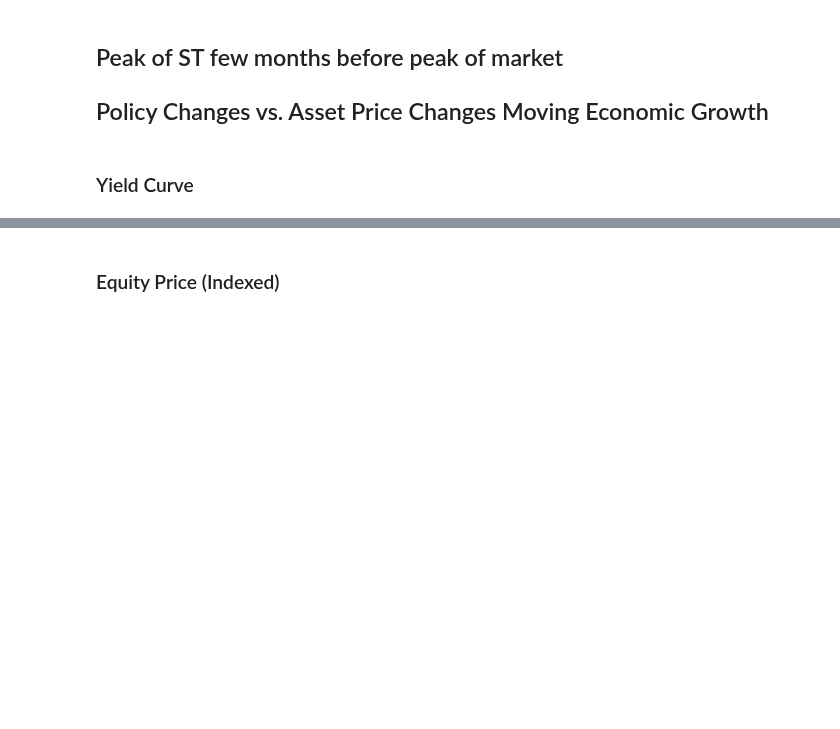
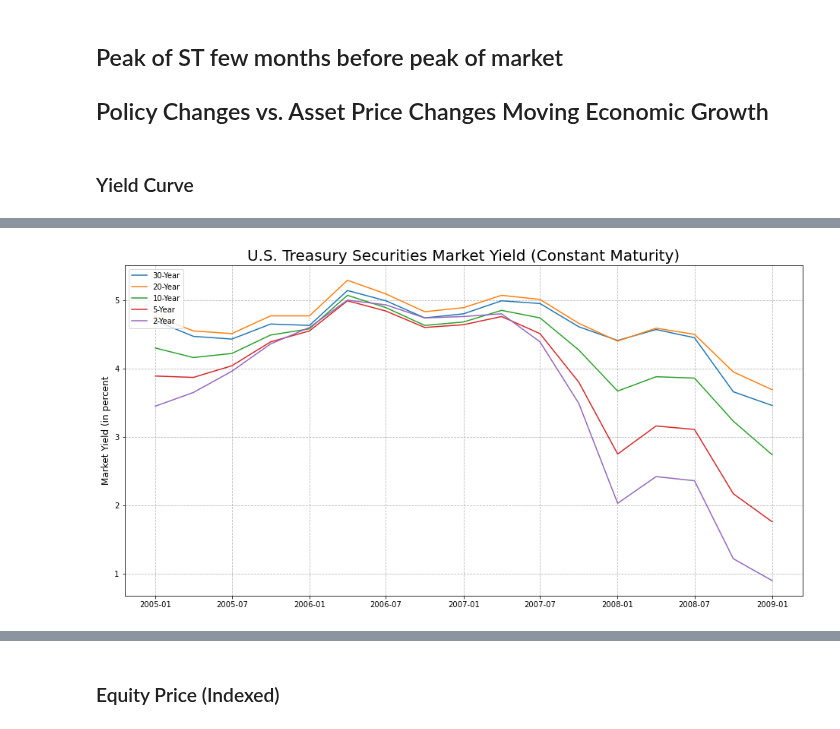
Before and after one commit to bridaniels/Principles_NavigatingBigDebtCrises, a Jupyter notebook: Part1/deflationDebtCycle/03_top.ipynb, the cells around one changed output, grey strips where cells are left out. Drawn from its saved outputs; the diff is of its cells as text; code cells hidden in the pictures; blank space fills up the shorter version.

```diff
--- a/Part1/deflationDebtCycle/03_top.ipynb
+++ b/Part1/deflationDebtCycle/03_top.ipynb
@@ -31,0 +44,4 @@ fred = Fred(api_key=api_key)
+# %%
+top_cycle.plot_t_bond_maturity()
+# %% [output]
+[figure, added]
```
Also changed, not shown: parts of 5 cells of this notebook, 1 other file.
